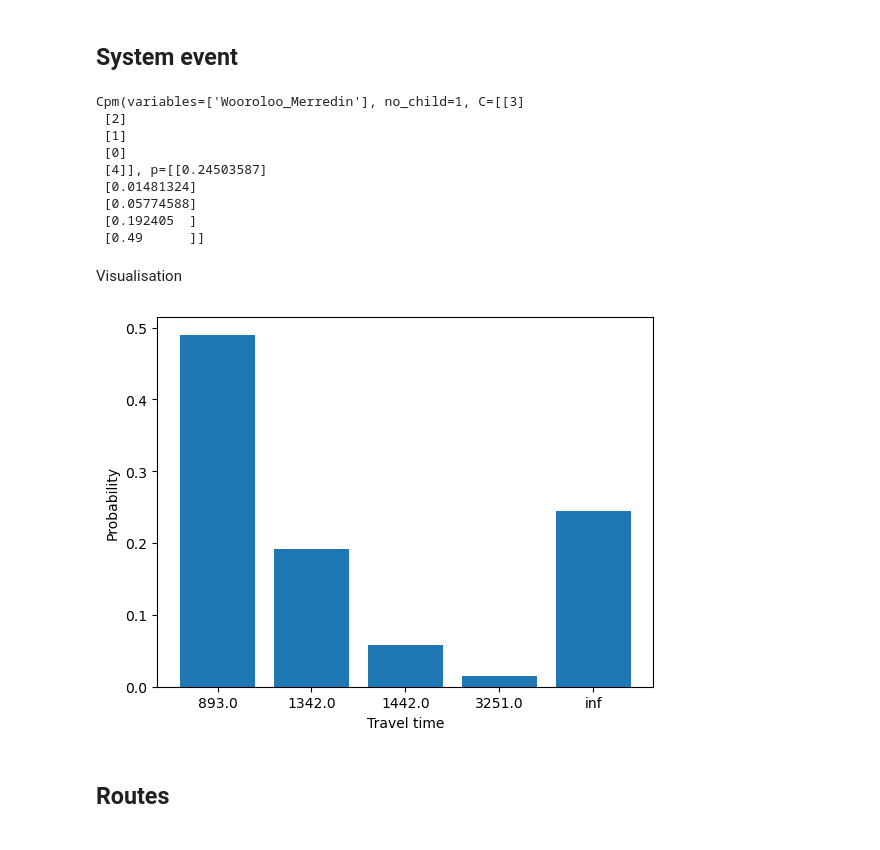
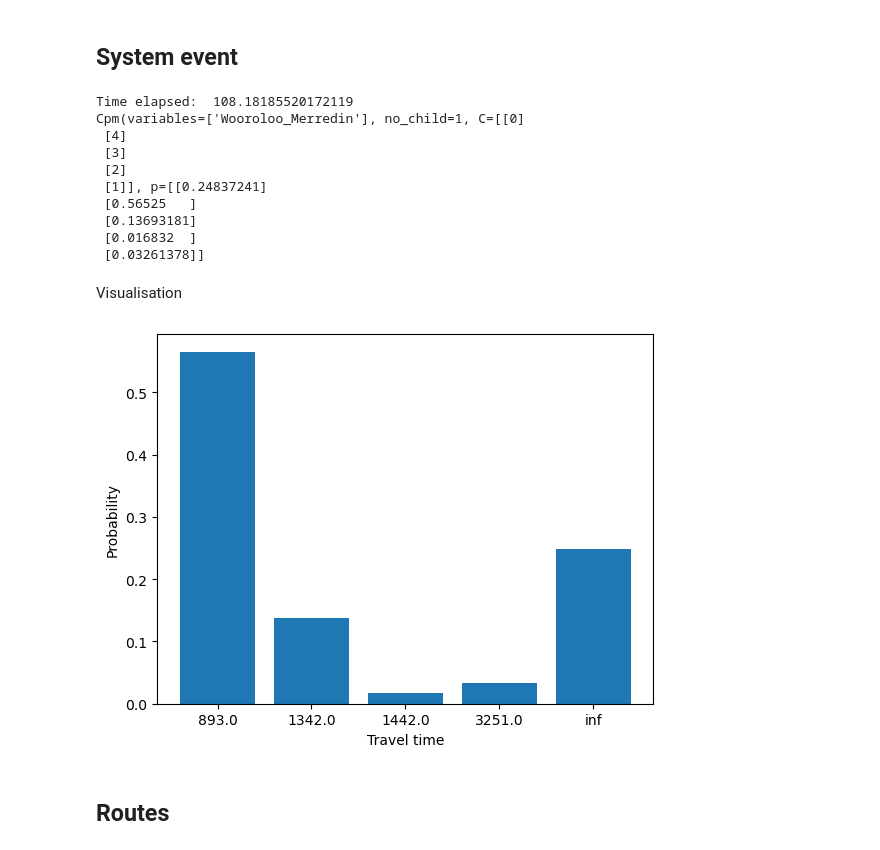
Before and after one commit to dynaryu/BNS-JT, a Jupyter notebook: BNS_JT/demos/Wheat/demo.ipynb, the cells around one changed output. Drawn from its saved outputs; the diff is of its cells as text; code cells hidden in the pictures.

Commit message:
modify the Wheat demo to reflect node failures (previously considered edges); more comments are added for better explanation

```diff
--- a/BNS_JT/demos/Wheat/demo.ipynb
+++ b/BNS_JT/demos/Wheat/demo.ipynb
@@ -45,7 +62,7 @@ probs = {k: [probs_set[v][0], probs_set[v][1]]for k, v in zip(cfg.infra['edges']
 # variables
 varis = {}
 cpms = {}
-for k, v in cfg.infra['edges'].items():
-    varis[k] = variable.Variable(name=k, values = [np.inf, 1.0*v['weight']])
+for k, v in cfg.infra['nodes'].items():
+    varis[k] = variable.Variable(name=k, values = ['f', 's'])
     cpms[k] = cpm.Cpm(variables = [varis[k]], no_child=1,
                         C = np.array([0, 1]).T, p = [probs[k][0], probs[k][1]])
@@ -58,0 +71,4 @@ print(d_time_itc)
+# %%
+G = cfg.infra['G']
+d_time_itc = nx.shortest_path_length(G, source=od_pair[0], target=od_pair[1], weight='weight')
+print(d_time_itc)
@@ -103,21 +121,21 @@ for idx, (path, edge_names, weight) in enumerate(valid_paths):
 
     varis[name] = variable.Variable(name=name, values = [np.inf, weight])
 
-    n_edge = len(edge_names)
+    n_child = len(path)
 
     # Event matrix of series system
     # Initialize an array of shape (n+1, n+1) filled with 1
-    Cpath = np.ones((n_edge + 1, n_edge+1), dtype=int)
+    Cpath = np.ones((n_child + 1, n_child+1), dtype=int)
     # Fill the diagonal below the main diagonal with 0
-    for i in range(1, n_edge + 1):
+    for i in range(1, n_child + 1):
         Cpath[i, 0] = 0
         Cpath[i, i] = 0
     # Fill the lower triangular part (excluding the diagonal) with 2
-    for i in range(1, n_edge + 1):
+    for i in range(1, n_child + 1):
         Cpath[i, i+1:] = 2
-    ppath = np.array([1.0]*(n_edge+1))
+    ppath = np.array([1.0]*(n_child+1))
 
-    cpms[name] = cpm.Cpm(variables = [varis[name]] + [varis[e] for e in edge_names], no_child=1, C=Cpath, p=ppath)
+    cpms[name] = cpm.Cpm(variables = [varis[name]] + [varis[n] for n in path], no_child=1, C=Cpath, p=ppath)
 
 print(cpms[name])
 # %% [output]
@@ -196,31 +218,39 @@ vars_inf = operation.get_inf_vars( cpms, od_name, VE_ord )
 # %%
 od_name = od_pair[0] + '_' + od_pair[1]
 
+start = time.time()
+# CPM of the od_pair system event
 Mod = operation.variable_elim([cpms[k] for k in vars_inf], [v for v in vars_inf if v!=od_name])
+end = time.time()
+
+print('Time elapsed: ', end - start)
 print(Mod)
 # %% [output]
-Cpm(variables=['Wooroloo_Merredin'], no_child=1, C=[[3]
+Time elapsed:  108.18185520172119
+Cpm(variables=['Wooroloo_Merredin'], no_child=1, C=[[0]
+ [4]
+ [3]
  [2]
- [1]
- [0]
- [4]], p=[[0.24503587]
- [0.01481324]
- [0.05774588]
- [0.192405  ]
- [0.49      ]]
+ [1]], p=[[0.24837241]
+ [0.56525   ]
+ [0.13693181]
+ [0.016832  ]
+ [0.03261378]]
 # %% [markdown]
 Visualisation
 # %%
+Mod.sort()
+
 plt.figure()
 p_flat = Mod.p.flatten()
 plt.bar(range(len(p_flat)), p_flat[::-1], tick_label=varis[od_name].values[::-1])
 
 plt.xlabel("Travel time")
 plt.ylabel("Probability")
 
 plt.show()
 # %% [output]
-[figure, old version]
+[figure, new version]
 # %% [markdown]
 ## Routes
 # %%
```
Also changed, not shown: parts of 20 cells of this notebook, 2 other files.
